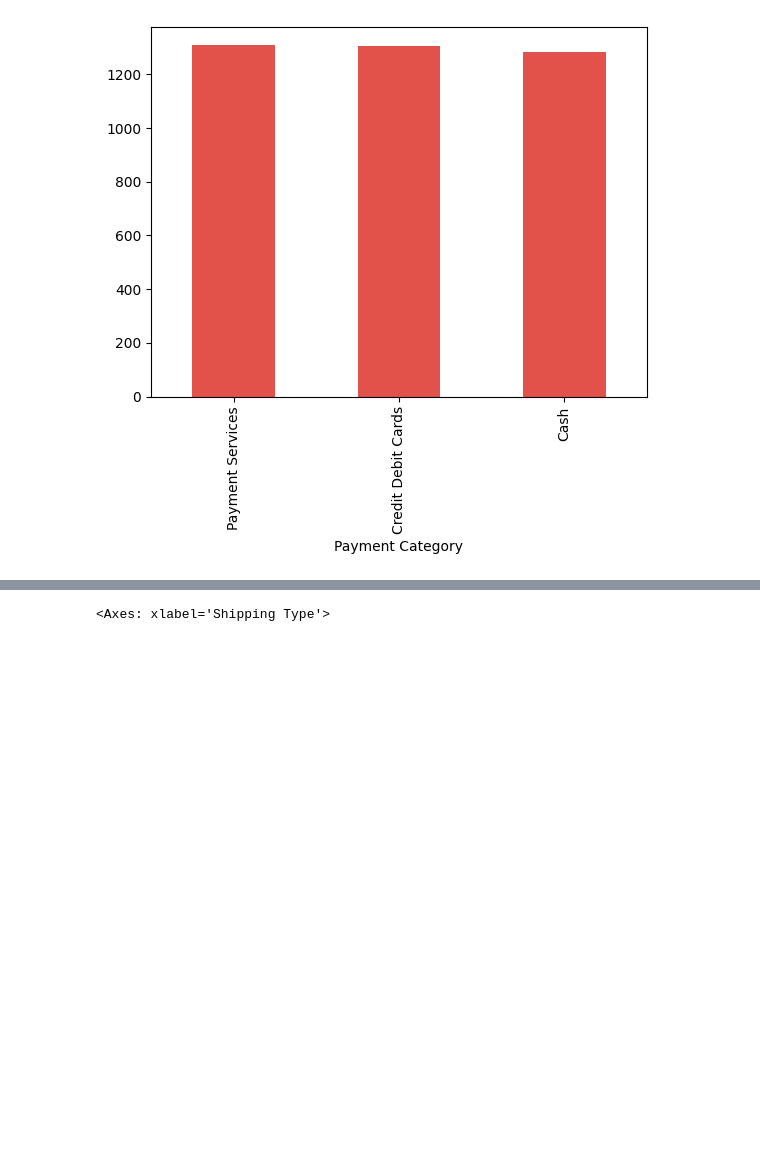
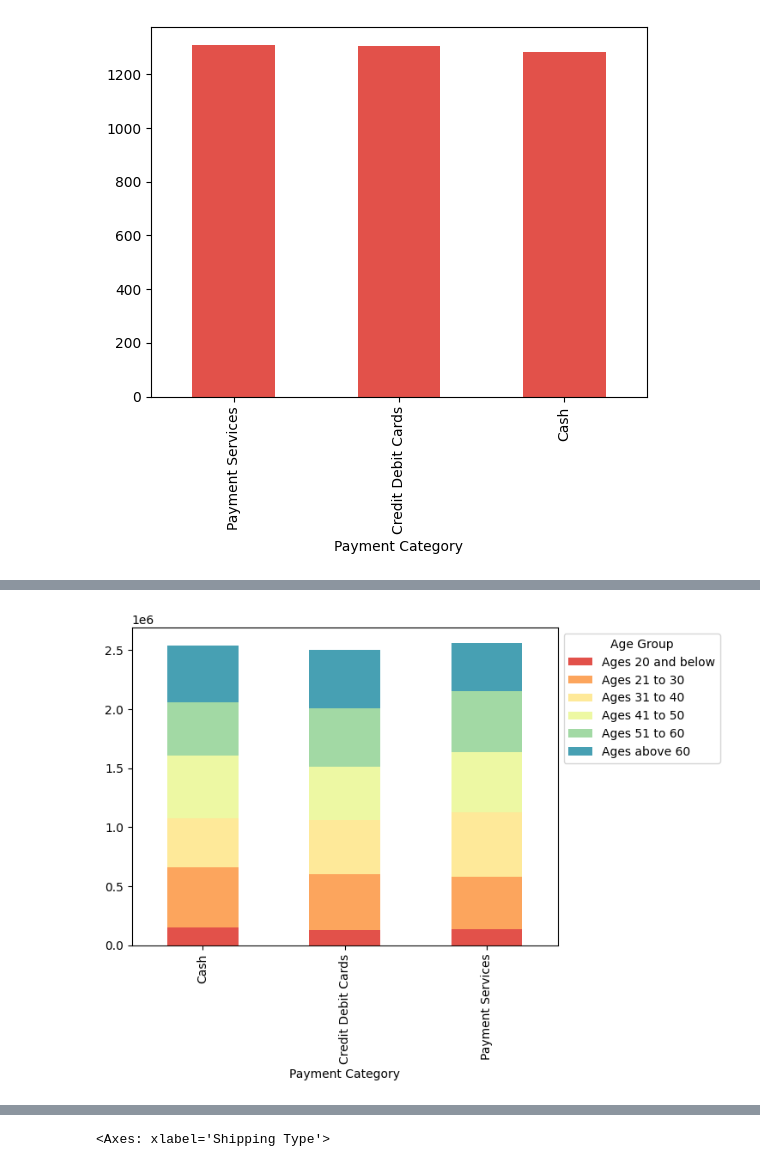
Before and after one commit to annabel-lee-x10/ecommerce-trends-visualization, a Jupyter notebook: ecommerce-trends-viz.ipynb, the cells around one changed output, grey strips where cells are left out. Saved outputs shown, nothing was run; the diff lists cells and outputs as text; code cells hidden in the pictures; blank space fills up the shorter version.

```diff
--- a/ecommerce-trends-viz.ipynb
+++ b/ecommerce-trends-viz.ipynb
@@ -124,0 +158,5 @@ We can conclude the payment methods are evenly distributed across the dataset.
+# %%
+ax = shopping_behavior.groupby(['Payment Category', 'Age Group'])['Customer ID'].sum().unstack(1).plot(kind='bar', stacked=True)
+sns.move_legend(ax, "upper left", bbox_to_anchor=(1, 1))
+# %% [output]
+[figure, added]
```
Also changed, not shown: parts of 26 cells of this notebook.
